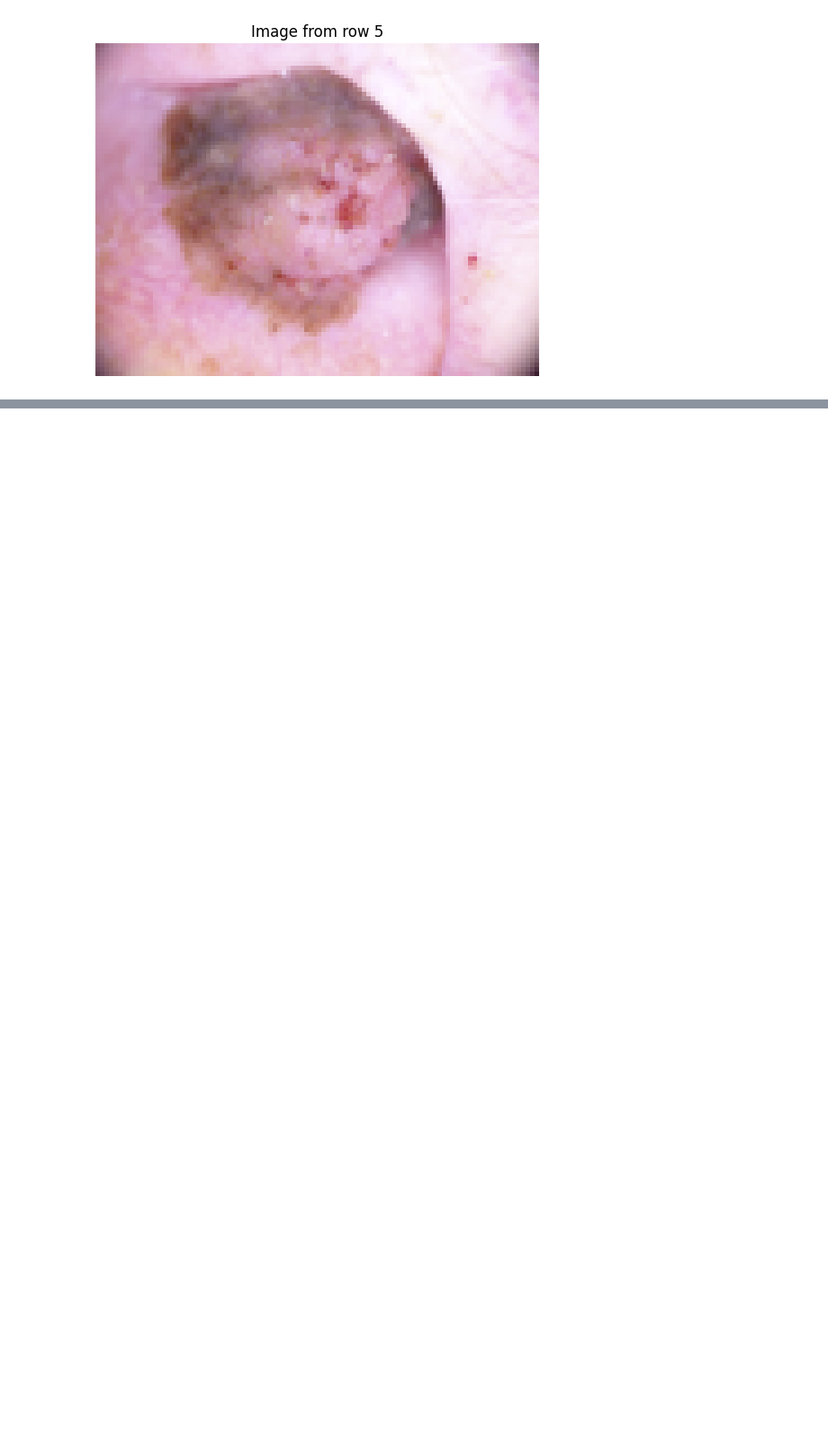
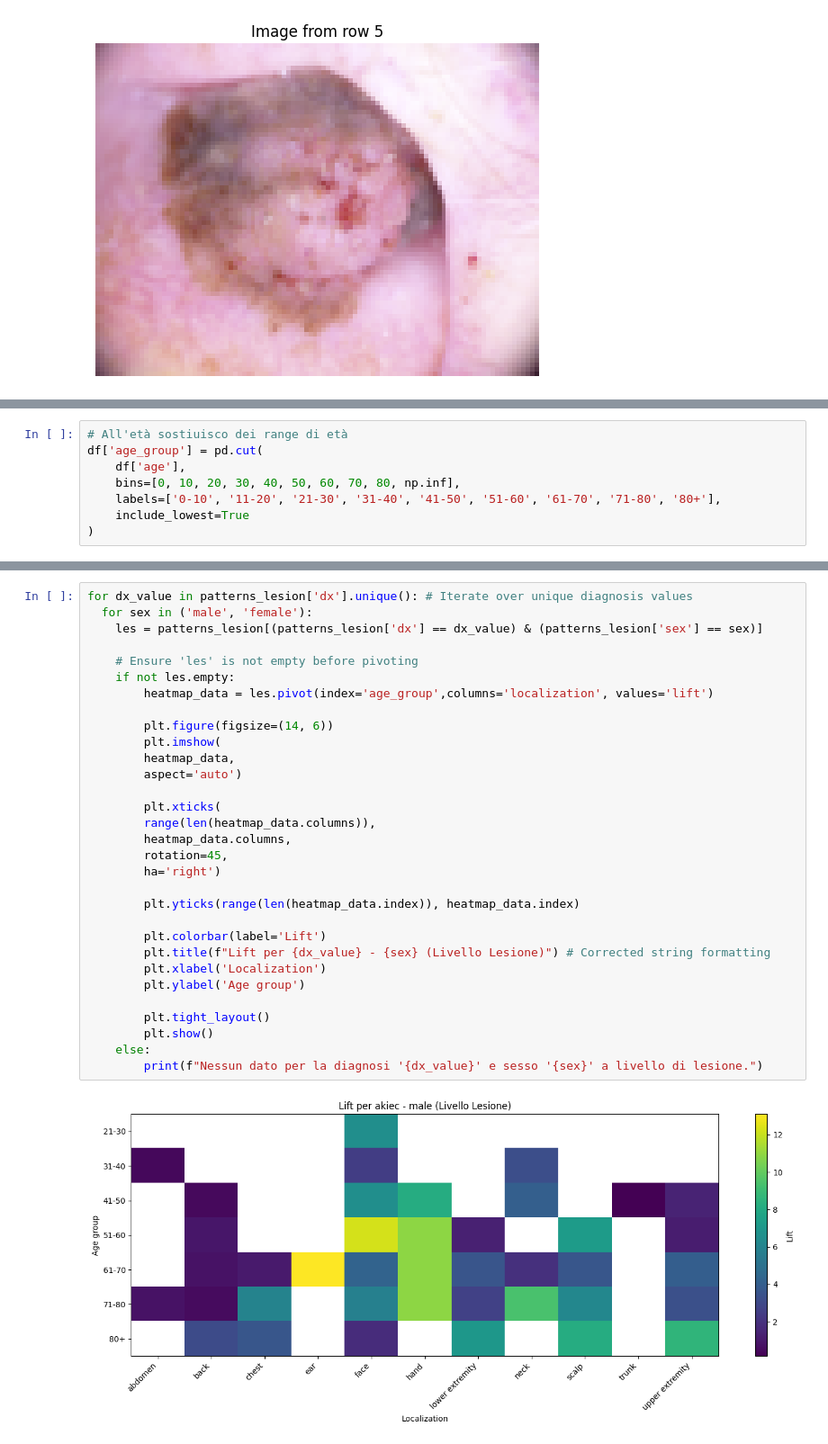
Before and after one commit to lorenzovaresio/AI_Medicine, a Jupyter notebook: Project.ipynb, the cells around one changed output, grey strips where cells are left out. Shown at 90% size. Saved outputs shown, nothing was run; the diff lists cells and outputs as text; blank space fills up the shorter version.

```diff
--- a/Project.ipynb
+++ b/Project.ipynb
@@ -91,0 +64,8 @@ Prossimi step: dividere dataset in train e test, e poi capire cosa vogliamo prov
+# %%
+# All'età sostiuisco dei range di età
+df['age_group'] = pd.cut(
+    df['age'],
+    bins=[0, 10, 20, 30, 40, 50, 60, 70, 80, np.inf],
+    labels=['0-10', '11-20', '21-30', '31-40', '41-50', '51-60', '61-70', '71-80', '80+'],
+    include_lowest=True
+)
@@ -91,0 +169,33 @@ Prossimi step: dividere dataset in train e test, e poi capire cosa vogliamo prov
+# %%
+for dx_value in patterns_lesion['dx'].unique(): # Iterate over unique diagnosis values
+  for sex in ('male', 'female'):
+    les = patterns_lesion[(patterns_lesion['dx'] == dx_value) & (patterns_lesion['sex'] == sex)]
+
+    # Ensure 'les' is not empty before pivoting
+    if not les.empty:
+        heatmap_data = les.pivot(index='age_group',columns='localization', values='lift')
+
+        plt.figure(figsize=(14, 6))
+        plt.imshow(
+        heatmap_data,
+        aspect='auto')
+
+        plt.xticks(
+        range(len(heatmap_data.columns)),
+        heatmap_data.columns,
+        rotation=45,
+        ha='right')
+
+        plt.yticks(range(len(heatmap_data.index)), heatmap_data.index)
+
+        plt.colorbar(label='Lift')
+        plt.title(f"Lift per {dx_value} - {sex} (Livello Lesione)") # Corrected string formatting
+        plt.xlabel('Localization')
+        plt.ylabel('Age group')
+
+        plt.tight_layout()
+        plt.show()
+    else:
+        print(f"Nessun dato per la diagnosi '{dx_value}' e sesso '{sex}' a livello di lesione.")
+# %% [output]
+[figure, added]
```
Also changed, not shown: parts of 32 cells of this notebook.
